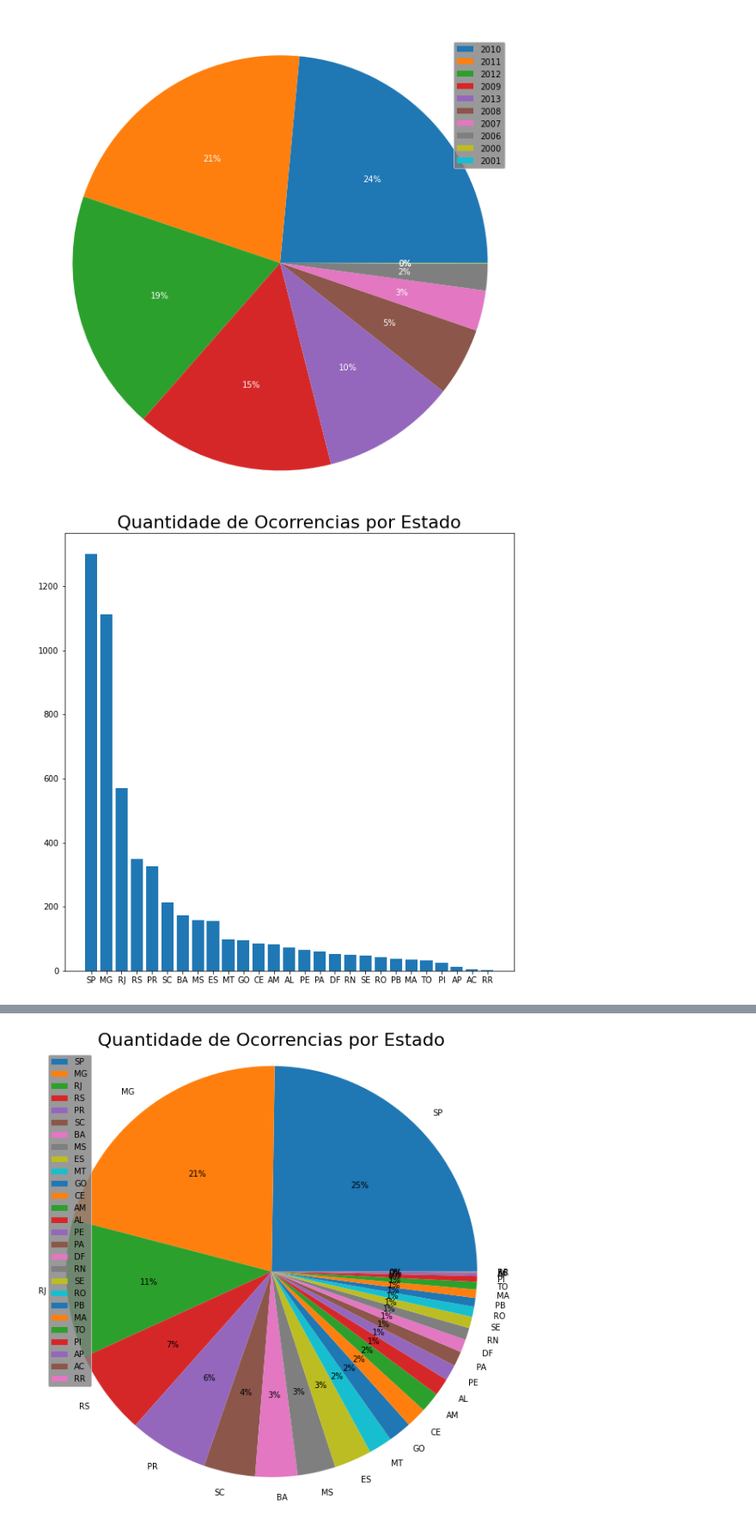
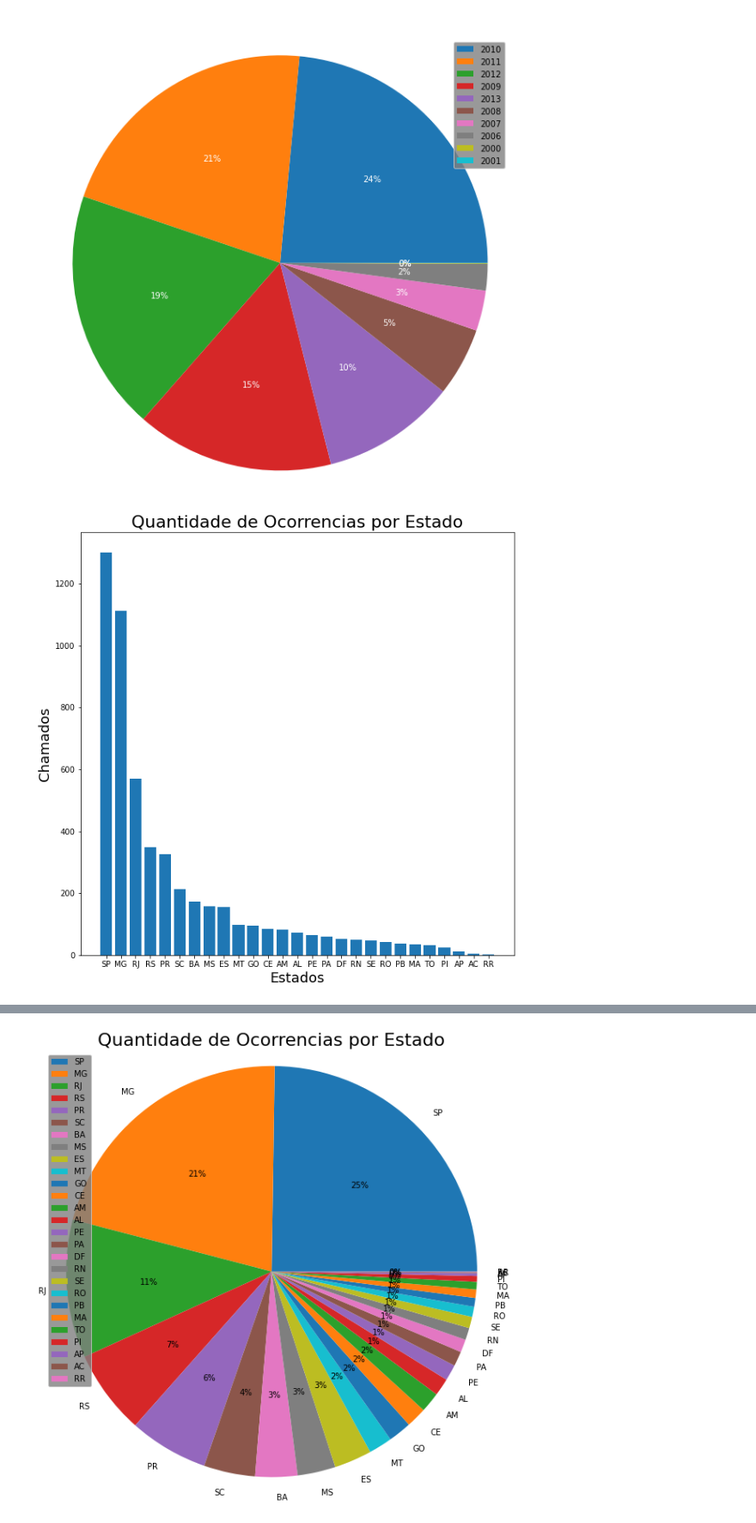
Before and after one commit to Aleister-LBRD/Python, a Jupyter notebook: Ibama/Ibama.ipynb, the cells around one changed output, grey strips where cells are left out. Shown at 86% size. Drawn from its saved outputs; the diff is of its cells as text; code cells hidden in the pictures.

```diff
--- a/Ibama/Ibama.ipynb
+++ b/Ibama/Ibama.ipynb
@@ -100,12 +100,14 @@ plt.savefig('Piechart_Ano', transparent = True)
 # %%
 plt.figure(figsize=(10, 10))
 plt.title('Quantidade de Ocorrencias por Estado', fontsize=22, color='black')
 plt.bar(uf.index, uf, label=uf.index)
 #plt.legend(facecolor='gray')
+plt.xlabel('Estados', fontsize=18)
+plt.ylabel('Chamados', fontsize=18)
 plt.show
 plt.savefig('Bars_UF', transparent = True)
 # %% [output]
-[figure, old version]
+[figure, new version]
 # %%
 plt.figure(figsize=(10, 10))
 plt.title('Quantidade de Ocorrencias por Estado', fontsize=22, color='black')
```
Also changed, not shown: parts of 4 cells of this notebook, 4 other files.
